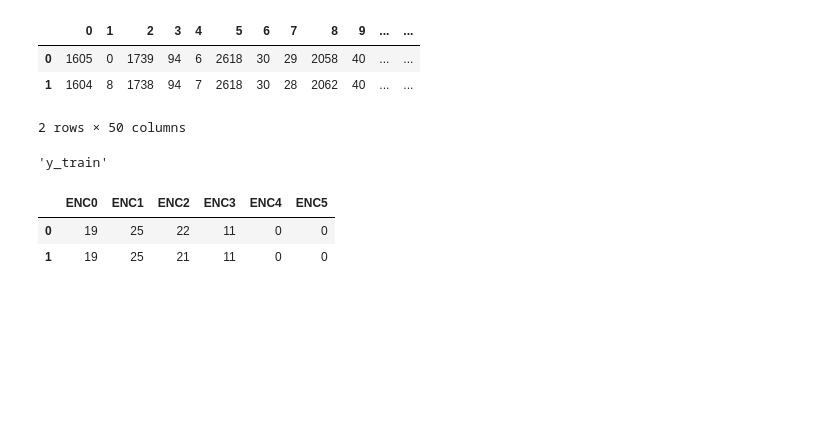
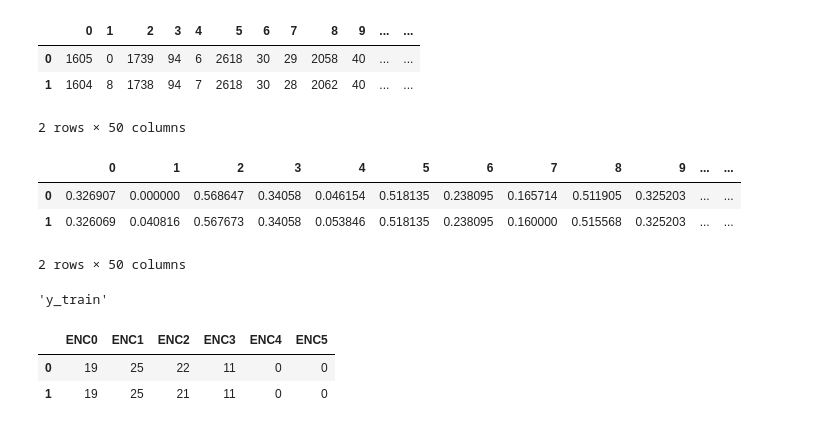
Before and after one commit to Internship-moto/Gestures_3, a Jupyter notebook: notebooks/Gestures_1.ipynb, the cells around one changed output. Drawn from its saved outputs; the diff is of its cells as text; code cells hidden in the pictures; blank space fills up the shorter version.

```diff
--- a/notebooks/Gestures_1.ipynb
+++ b/notebooks/Gestures_1.ipynb
@@ -271,6 +255,16 @@ display('X_train', X_train.head(2))
 | 0 | 1605 | 0 | 1739 | 94 | 6 | 2618 | 30 | 29 | 2058 | 40 | ... | ... |
 | 1 | 1604 | 8 | 1738 | 94 | 7 | 2618 | 30 | 28 | 2062 | 40 | ... | ... |
 2 rows × 50 columns
+# %%
+scaler = MinMaxScaler()  #RobustScaler()  #MinMaxScaler() #StandardScaler()
+X_train_s, X_test_s = scaler.fit_transform(X_train), scaler.fit_transform(X_test)
+X_train_s = pd.DataFrame(X_train_s, columns=X_train.columns)
+X_train_s.head(2)
+# %% [output]
+|  | 0 | 1 | 2 | 3 | 4 | 5 | 6 | 7 | 8 | 9 | ... | ... |
+| 0 | 0.326907 | 0.000000 | 0.568647 | 0.34058 | 0.046154 | 0.518135 | 0.238095 | 0.165714 | 0.511905 | 0.325203 | ... | ... |
+| 1 | 0.326069 | 0.040816 | 0.567673 | 0.34058 | 0.053846 | 0.518135 | 0.238095 | 0.160000 | 0.515568 | 0.325203 | ... | ... |
+2 rows × 50 columns
 # %%
 #y_train, y_test = gestures_train[['ENC0', 'ENC1', 'ENC2', 'ENC3', 'ENC4' ]], gestures_test[['ENC0', 'ENC1', 'ENC2', 'ENC3', 'ENC4']]
 y_train, y_test = gestures_train[GLOVE_CH], gestures_test[GLOVE_CH]
```
Also changed, not shown: parts of 17 cells of this notebook.
